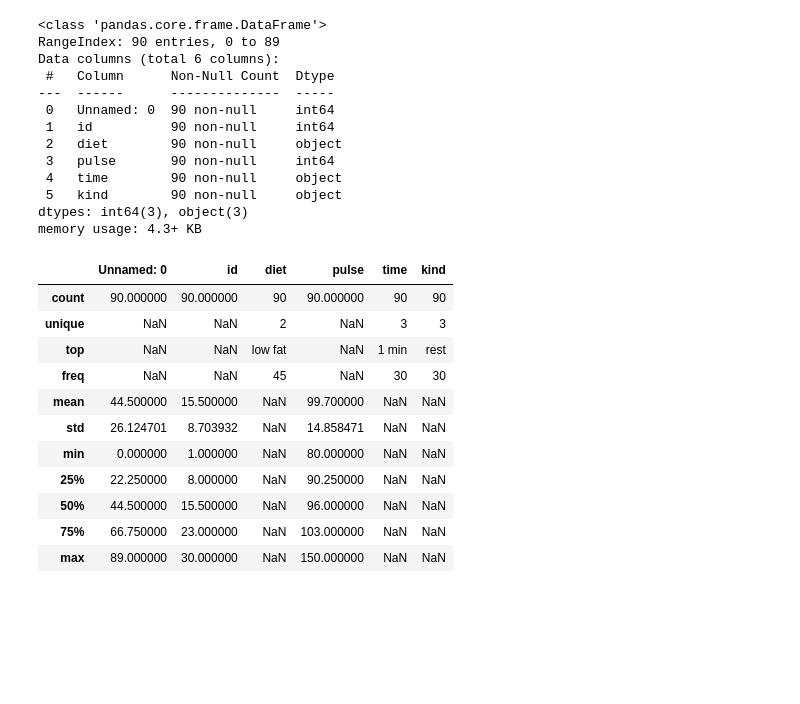
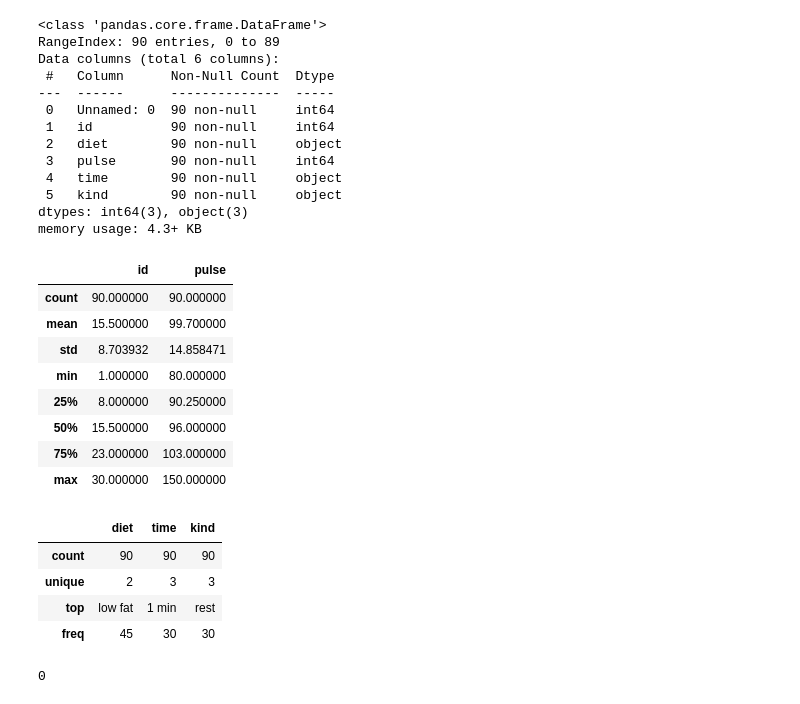
Before and after one commit to choewoojin/choewj, a Jupyter notebook: data_analysis/01_exercise/notebook/data_analysis.ipynb, the cells around one changed output. Drawn from its saved outputs; the diff is of its cells as text; code cells hidden in the pictures; blank space fills up the shorter version.

Commit message:
Start exercise.csv visualization

```diff
--- a/data_analysis/01_exercise/notebook/data_analysis.ipynb
+++ b/data_analysis/01_exercise/notebook/data_analysis.ipynb
@@ -30,18 +36,27 @@ Data columns (total 6 columns):
  5   kind        90 non-null     object
 dtypes: int64(3), object(3)
 memory usage: 4.3+ KB
+# %%
+exercise_df.describe()
+# %% [output]
+|  | id | pulse |
+| count | 90.000000 | 90.000000 |
+| mean | 15.500000 | 99.700000 |
+| std | 8.703932 | 14.858471 |
+| min | 1.000000 | 80.000000 |
+| 25% | 8.000000 | 90.250000 |
+| 50% | 15.500000 | 96.000000 |
+| 75% | 23.000000 | 103.000000 |
+| max | 30.000000 | 150.000000 |
 # %%
-exercise_df.describe(include='all')
+exercise_df.describe(include='object')
 # %% [output]
-|  | Unnamed: 0 | id | diet | pulse | time | kind |
-| count | 90.000000 | 90.000000 | 90 | 90.000000 | 90 | 90 |
-| unique | NaN | NaN | 2 | NaN | 3 | 3 |
-| top | NaN | NaN | low fat | NaN | 1 min | rest |
-| freq | NaN | NaN | 45 | NaN | 30 | 30 |
-| mean | 44.500000 | 15.500000 | NaN | 99.700000 | NaN | NaN |
-| std | 26.124701 | 8.703932 | NaN | 14.858471 | NaN | NaN |
-| min | 0.000000 | 1.000000 | NaN | 80.000000 | NaN | NaN |
-| 25% | 22.250000 | 8.000000 | NaN | 90.250000 | NaN | NaN |
-| 50% | 44.500000 | 15.500000 | NaN | 96.000000 | NaN | NaN |
-| 75% | 66.750000 | 23.000000 | NaN | 103.000000 | NaN | NaN |
-| max | 89.000000 | 30.000000 | NaN | 150.000000 | NaN | NaN |
+|  | diet | time | kind |
+| count | 90 | 90 | 90 |
+| unique | 2 | 3 | 3 |
+| top | low fat | 1 min | rest |
+| freq | 45 | 30 | 30 |
+# %%
+sum(exercise_df.duplicated())
+# %% [output]
+0
```
Also changed, not shown: parts of 7 cells of this notebook, 6 other files.
